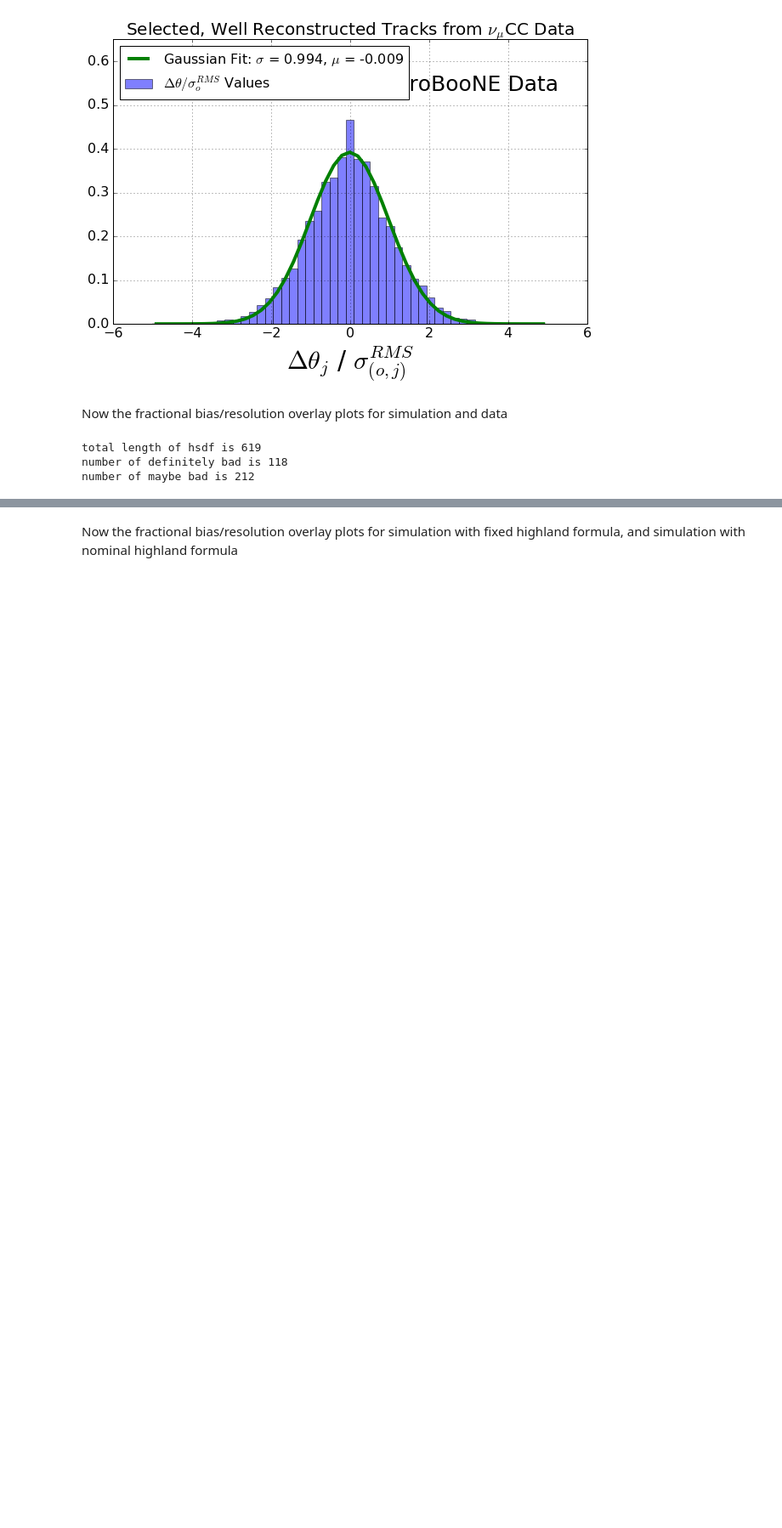
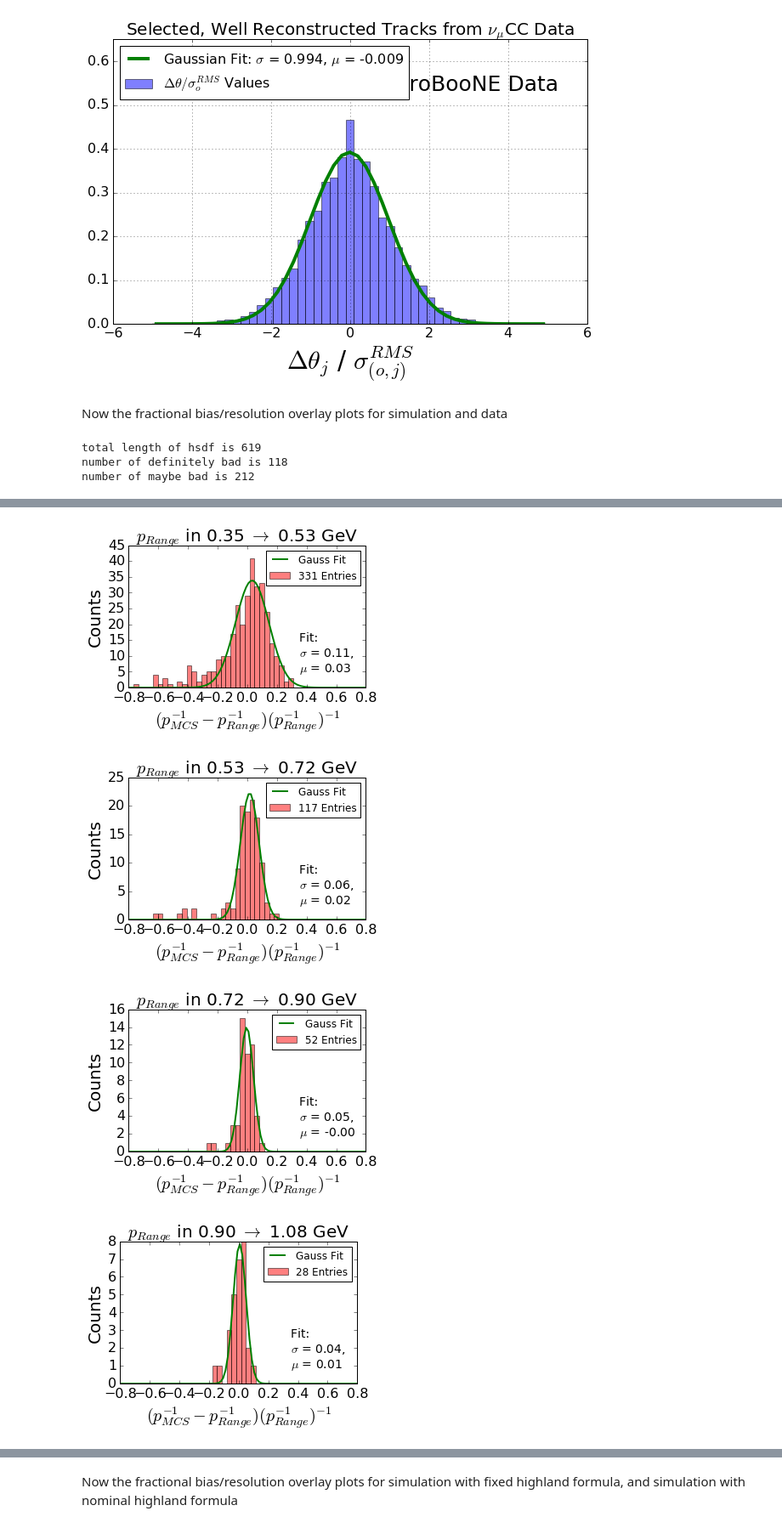
Before and after one commit to kaleko/MCS_Technote, a Jupyter notebook: JINST_figures.ipynb, the cells around one changed output, grey strips where cells are left out. Shown at 85% size. Cells and saved outputs as stored; diff of their text form; code cells hidden in the pictures; blank space fills up the shorter version.

```diff
--- a/JINST_figures.ipynb
+++ b/JINST_figures.ipynb
@@ -673,0 +865,28 @@ fractional_resolution_plot(xvar='full_range_momentum_inverse',yvar='full_MCS_mom
+# %%
+# fractional_bias_plot(xvar='full_range_momentum_inverse',yvar='full_MCS_momentum_inverse',
+#                      xbins=np.linspace(0.35,1.26666667,6),
+#                        plot_bin_distributions = True,
+#                        slicevar = 'full_range_momentum',
+#                        slicetitlebase = None,
+#                        slicebins = np.linspace(-0.8,0.8,50),
+#                        biasplotname = 'MCS_range_bias_multiplesamples_publicplot.png',
+#                        biasmainfig_ylims = (-.10,.10),
+#                         usegausfit = True,addtext = 'MicroBooNE')
+
+giuseppe_fractional_bias_resolution_plot(xvar='full_range_momentum_inverse',yvar='full_MCS_momentum_inverse',
+                                         xbins=np.linspace(0.35,1.26666667,6),
+                       plot_bin_distributions = True,
+                       slicevar = 'full_range_momentum',
+                       slicetitlebase = 'NOTHING_%s'%anatype,
+                       slicebins = np.linspace(-0.8,0.8,50),
+                       biasplotname = 'NOTHING_bias_%s.png'%anatype,
+                       resplotname = 'NOTHING_resolution_%s.png'%anatype,
+                       biasmainfig_ylims = (-.10,.10),
+                       resmainfig_ylims = (0,.05),
+                       usegausfit = True,
+                       myaddtext = None)
+# %% [output]
+[figure, added]
+[figure, added]
+[figure, added]
+[figure, added]
```
Also changed, not shown: parts of 16 cells of this notebook, 10 other files.
